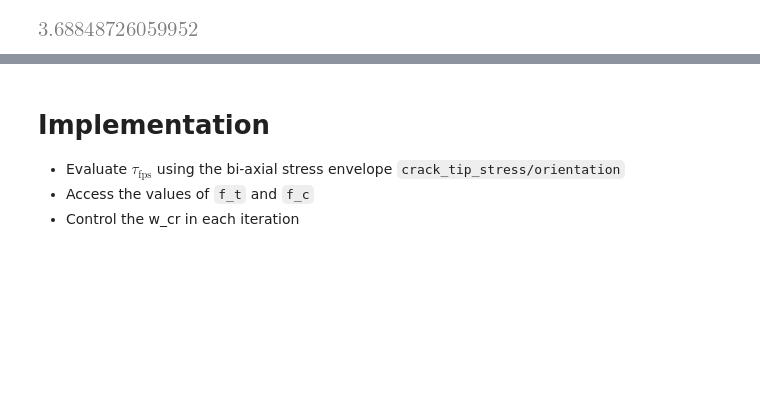
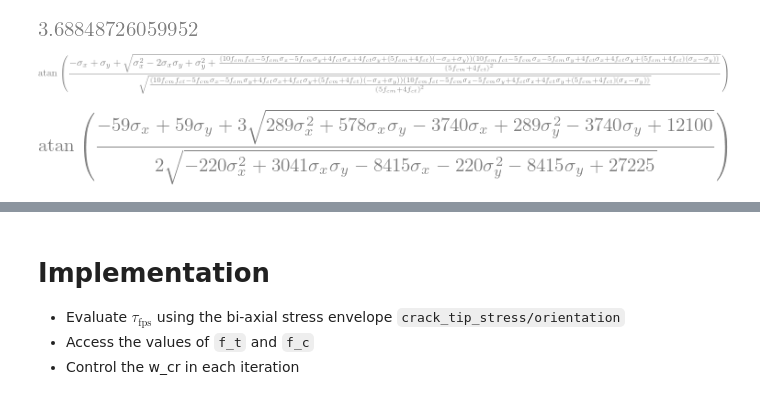
Before and after one commit to bmcs-group/bmcs_shear_zone, a Jupyter notebook: notebooks/fib/crack_tip_martin_concept_implementation.ipynb, the cells around one changed output, grey strips where cells are left out. Cells and saved outputs as stored; diff of their text form; code cells hidden in the pictures; blank space fills up the shorter version.

```diff
--- a/notebooks/fib/crack_tip_martin_concept_implementation.ipynb
+++ b/notebooks/fib/crack_tip_martin_concept_implementation.ipynb
@@ -365,3 +438,8 @@ f_cm_, f_ct_ = 30, 3
 get_tau_fps(0,1,f_cm_,f_ct_)
 # %% [output]
 [figure]
+# %%
+theta = theta_f.subs(tau_fps, tau_fps_solved)
+theta
+# %% [output]
+[figure, added]
@@ -367,0 +451,5 @@ get_tau_fps(0,1,f_cm_,f_ct_)
+# %%
+theta_simplify = sp.simplify(theta.subs(params))
+theta_simplify
+# %% [output]
+[figure, added]
```
Also changed, not shown: parts of 17 cells of this notebook, 8 other files.
